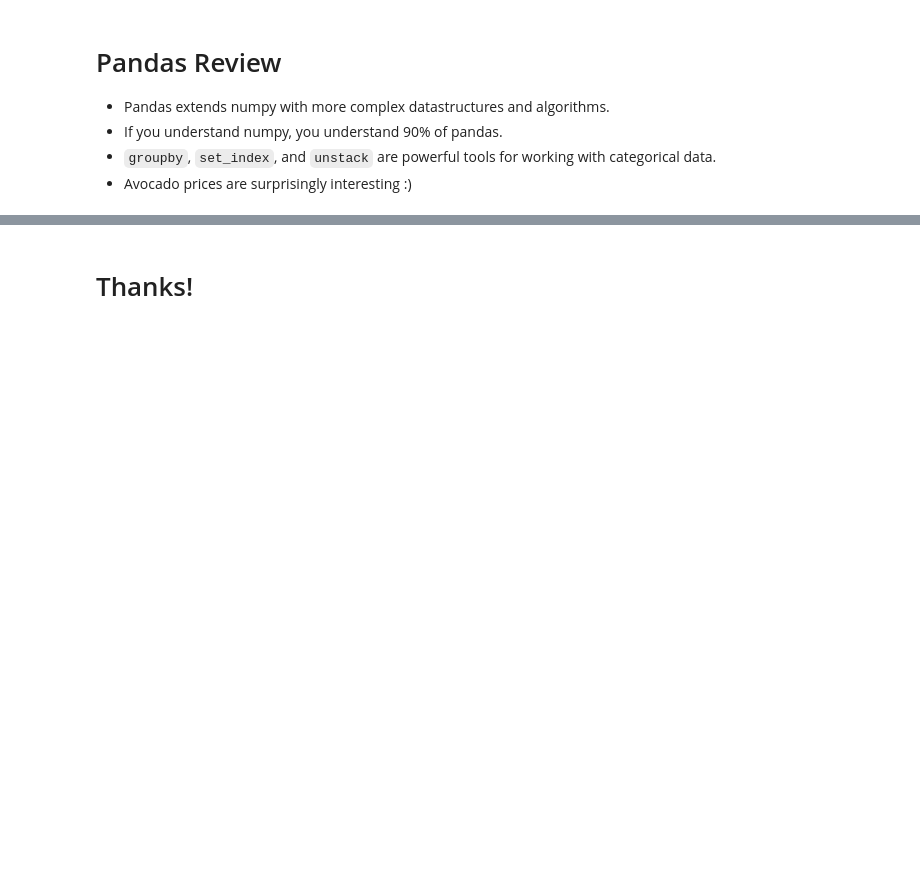
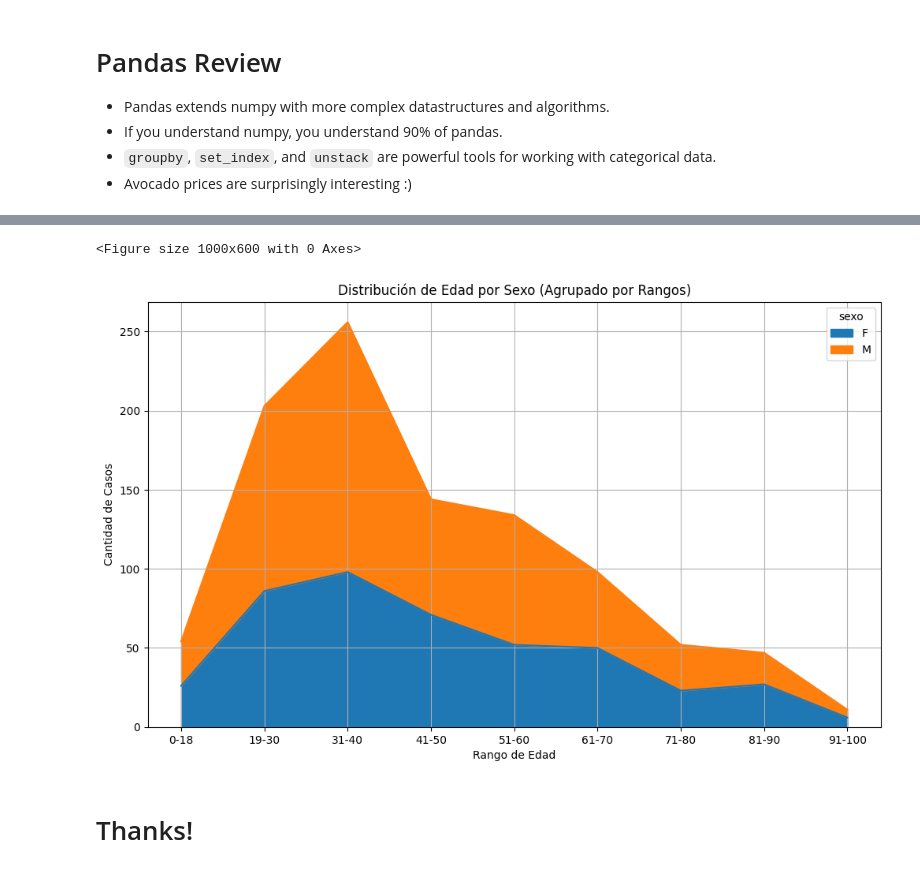
Before and after one commit to daperezch/MetNumUN2024I, a Jupyter notebook: Lab2/daperezch_Lab2.ipynb, the cells around one changed output, grey strips where cells are left out. Saved outputs shown, nothing was run; the diff lists cells and outputs as text; code cells hidden in the pictures; blank space fills up the shorter version.

```diff
--- a/Lab2/daperezch_Lab2.ipynb
+++ b/Lab2/daperezch_Lab2.ipynb
@@ -1825,2 +1904,31 @@ ax.set_xticklabels(ax.get_xticklabels(), rotation=45);
+# %%
+import pandas as pd
+import matplotlib.pyplot as plt
+
+
+#Definir los rangos de edad
+bins = [0, 18, 30, 40, 50, 60, 70, 80, 90, 100]
+tabla['edad'] = tabla['edad'].astype(int)
+
+#Etiquetas para los rangos de edad
+labels = ['0-18', '19-30', '31-40', '41-50', '51-60', '61-70', '71-80', '81-90', '91-100']
+
+#Crear una nueva columna con los rangos de edad
+tabla['rango_edad'] = pd.cut(tabla['edad'], bins=bins, labels=labels, right=False)
+
+#Contar el número de casos en cada rango de edad para cada sexo
+edad_por_sexo = tabla.groupby(['rango_edad', 'sexo']).size().unstack().fillna(0)
+
+#Crear el gráfico de área
+plt.figure(figsize=(10, 6))
+edad_por_sexo.plot(kind='area', stacked=True)
+plt.title('Distribución de Edad por Sexo (Agrupado por Rangos)')
+plt.xlabel('Rango de Edad')
+plt.ylabel('Cantidad de Casos')
+plt.grid(True)
+plt.show()
+# %% [output]
+<Figure size 1000x600 with 0 Axes>
+[figure, added]
 # %% [markdown]
 # Thanks!
```
Also changed, not shown: parts of 8 cells of this notebook.
